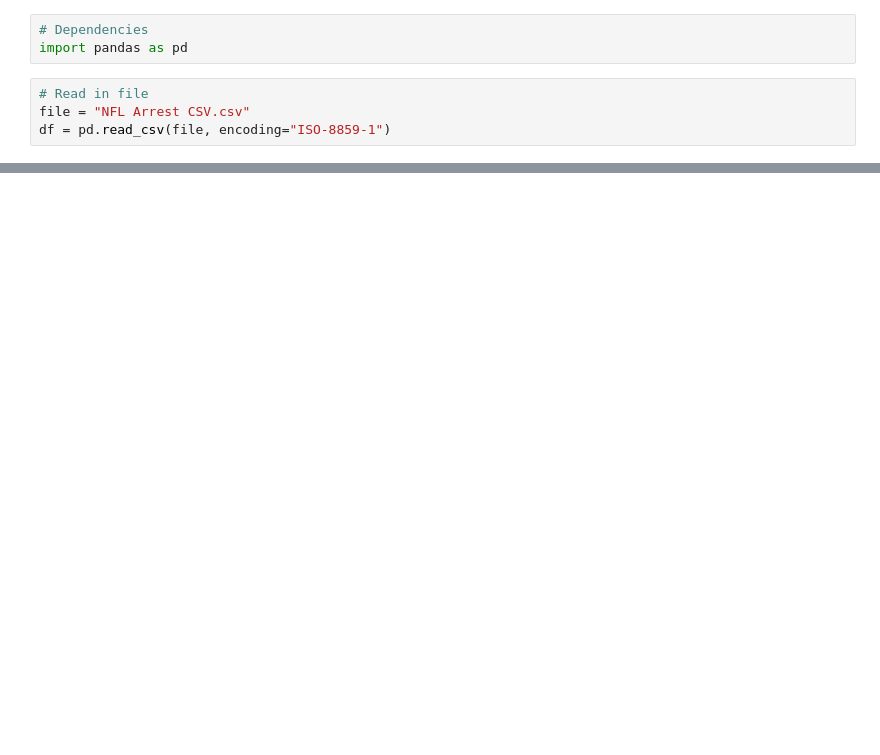
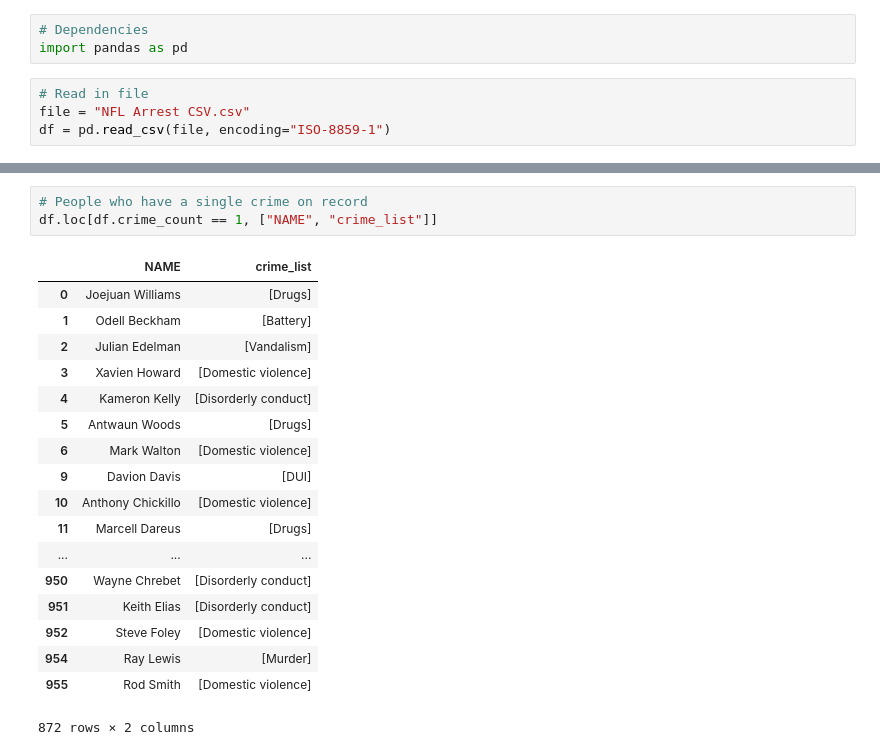
Before and after one commit to alecslaney/project2, a Jupyter notebook: Data Cleaning/Arrest Data Clean.ipynb, the cells around one changed output, grey strips where cells are left out. Drawn from its saved outputs; the diff is of its cells as text; blank space fills up the shorter version.

```diff
--- a/Data Cleaning/Arrest Data Clean.ipynb
+++ b/Data Cleaning/Arrest Data Clean.ipynb
@@ -114,0 +33,22 @@ crime3
+# %%
+# People who have a single crime on record
+df.loc[df.crime_count == 1, ["NAME", "crime_list"]]
+# %% [output]
+|  | NAME | crime_list |
+| 0 | Joejuan Williams | [Drugs] |
+| 1 | Odell Beckham | [Battery] |
+| 2 | Julian Edelman | [Vandalism] |
+| 3 | Xavien Howard | [Domestic violence] |
+| 4 | Kameron Kelly | [Disorderly conduct] |
+| 5 | Antwaun Woods | [Drugs] |
+| 6 | Mark Walton | [Domestic violence] |
+| 9 | Davion Davis | [DUI] |
+| 10 | Anthony Chickillo | [Domestic violence] |
+| 11 | Marcell Dareus | [Drugs] |
+| ... | ... | ... |
+| 950 | Wayne Chrebet | [Disorderly conduct] |
+| 951 | Keith Elias | [Disorderly conduct] |
+| 952 | Steve Foley | [Domestic violence] |
+| 954 | Ray Lewis | [Murder] |
+| 955 | Rod Smith | [Domestic violence] |
+872 rows × 2 columns
```
Also changed, not shown: parts of 8 cells of this notebook, 4 other files.
